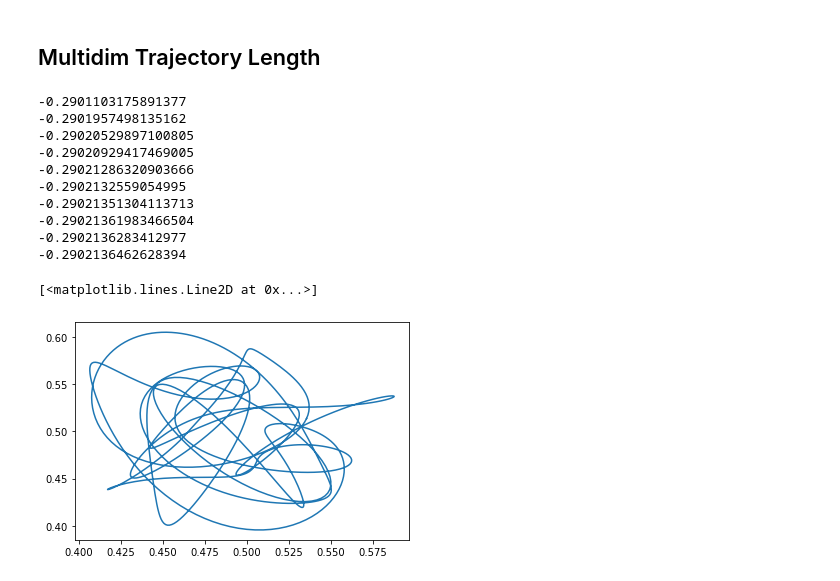
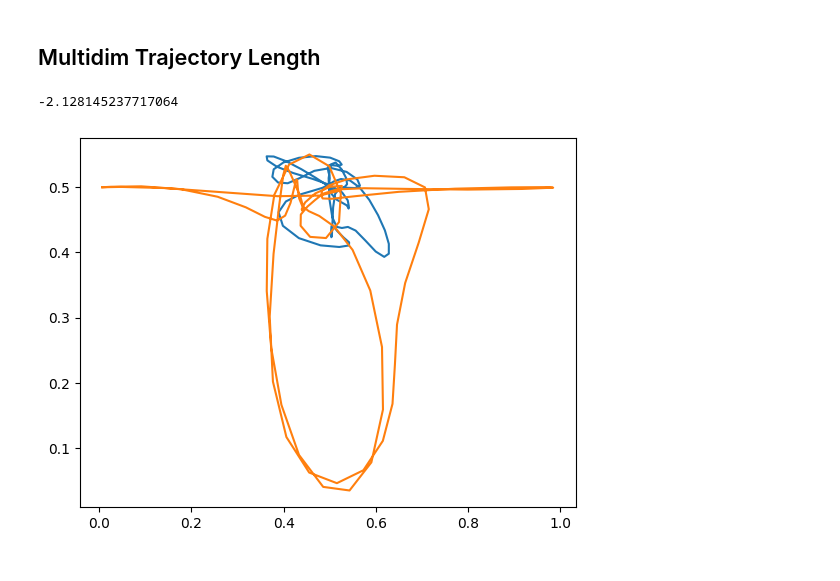
Before and after one commit to KristianWold/experimental-quantum-spectrum, a Jupyter notebook: notebooks/old/QNN Expressivity Optimized.ipynb, the cells around one changed output. Drawn from its saved outputs; the diff is of its cells as text; code cells hidden in the pictures.

```diff
--- a/notebooks/old/QNN Expressivity Optimized.ipynb
+++ b/notebooks/old/QNN Expressivity Optimized.ipynb
@@ -270,4 +261,8 @@ def trajectory_length(outputs):
 # %%
+def trajectory_length(outputs):
+    dist = tf.reduce_sum(tf.math.sqrt(tf.math.reduce_sum((outputs[1:] - outputs[:-1])**2, axis=1)))
+    return dist
+
 class QNN:
     def __init__(self, n, num_layers):
         self.n = n
@@ -305,14 +300,11 @@ class QNN:
                 state = cnotLadder(state)
 
         prob = tf.abs(state) ** 2
-        prob = prob.reshape(batch_dim, *self.n*[2])
+
         prob_list = []
         for i in range(self.n):
             prob_list.append(tf.math.reduce_sum(prob, axis=[j for j in range(1, self.n+1) if j != (i+1)]))
         prob_list = tf.stack(prob_list, axis=1)[:, :, 0]
-        #weights = self.params[-1]
-        #weights = tf.math.sigmoid(weights)
-        #prob_list = prob_list@weights
         return prob_list
 
 
@@ -472,24 +475,25 @@ KeyboardInterrupt:
 # %% [markdown]
 ## Multidim Trajectory Length
 # %%
-n = 8
+n = 12
 d = 2**n
 
-N = 1000
+N = 100
 t = np.linspace(0, 2*np.pi, N)
 inputs = np.pi/2*np.array([np.sin(t), np.cos(t)]).T
 inputs = tf.cast(inputs, tf.complex128)
 
 tf.random.set_seed(42)
 
-qnn = QNN(n, 2*n)
+qnn = QNN(n, n)
 optimizer = tf.keras.optimizers.Adam(learning_rate=0.1)
 outputs1 = qnn(inputs)
 # %%
 for i in tqdm(range(100)):
     with tf.GradientTape() as tape:
         outputs = qnn(inputs)
-        loss = -trajectory_length(outputs)
+        #loss = -trajectory_length(outputs[1:] - outputs[:-1])
+        loss = -tf.reduce_sum(tf.math.sqrt(tf.math.reduce_sum((outputs[1:] - outputs[:-1])**2, axis=1)))
 
     grads = tape.gradient(loss, qnn.params)
     optimizer.apply_gradients(zip(grads, qnn.params))
@@ -499,22 +503,13 @@ for i in tqdm(range(100)):
 
 outputs2 = qnn(inputs)
 # %% [output]
--0.2901103175891377
--0.2901957498135162
--0.29020529897100805
--0.29020929417469005
--0.29021286320903666
--0.2902132559054995
--0.29021351304113713
--0.29021361983466504
--0.2902136283412977
--0.2902136462628394
+-2.128145237717064
 # %%
+plt.plot(outputs1[:,0], outputs1[:,1])
 plt.plot(outputs2[:,0], outputs2[:,1])
-#plt.plot(outputs2[:,0], outputs2[:,1])
+plt.show()
 # %% [output]
-[<matplotlib.lines.Line2D at 0x...>]
-[figure, old version]
+[figure, new version]
 # %%
 tf.random.set_seed(42)
 
```
Also changed, not shown: parts of 6 cells of this notebook.
